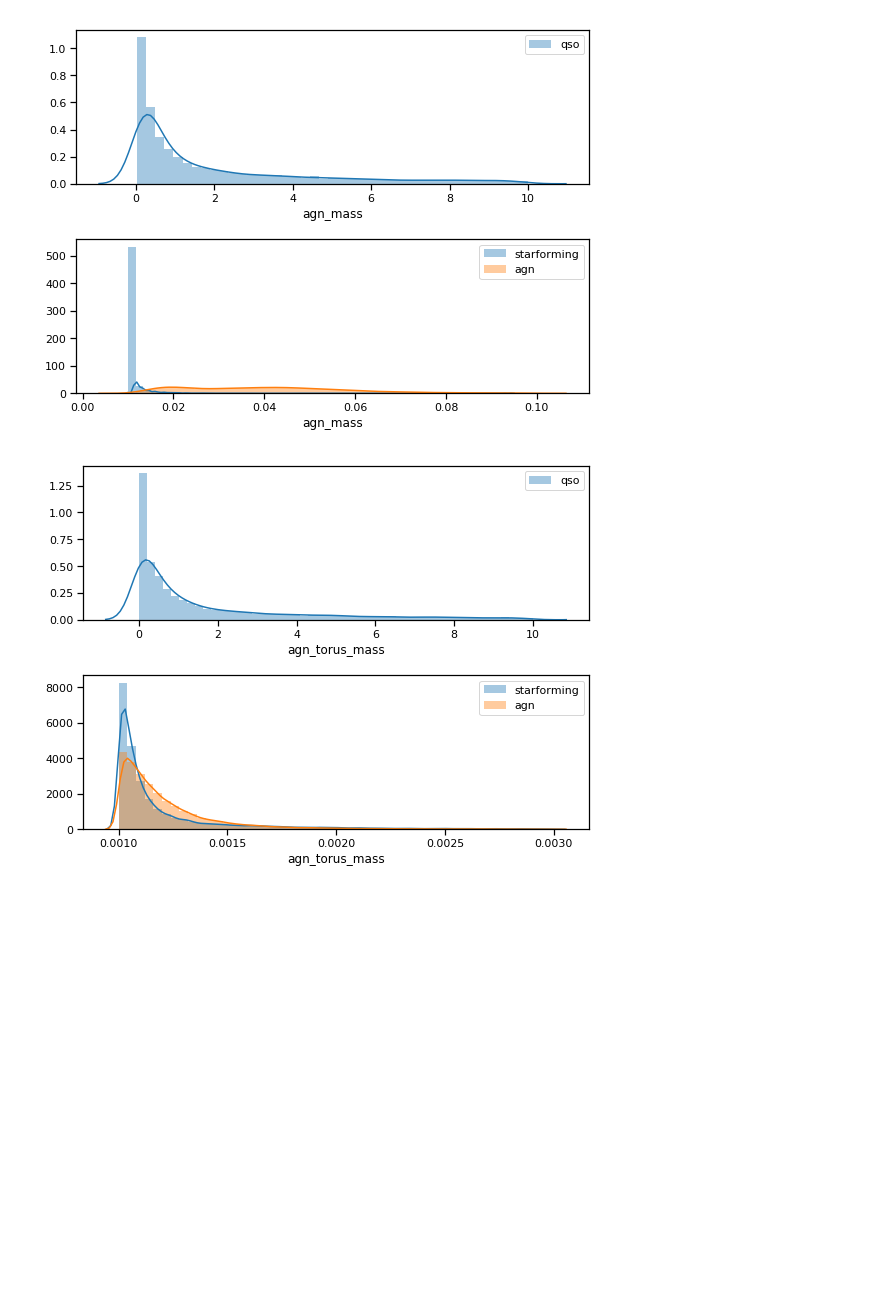
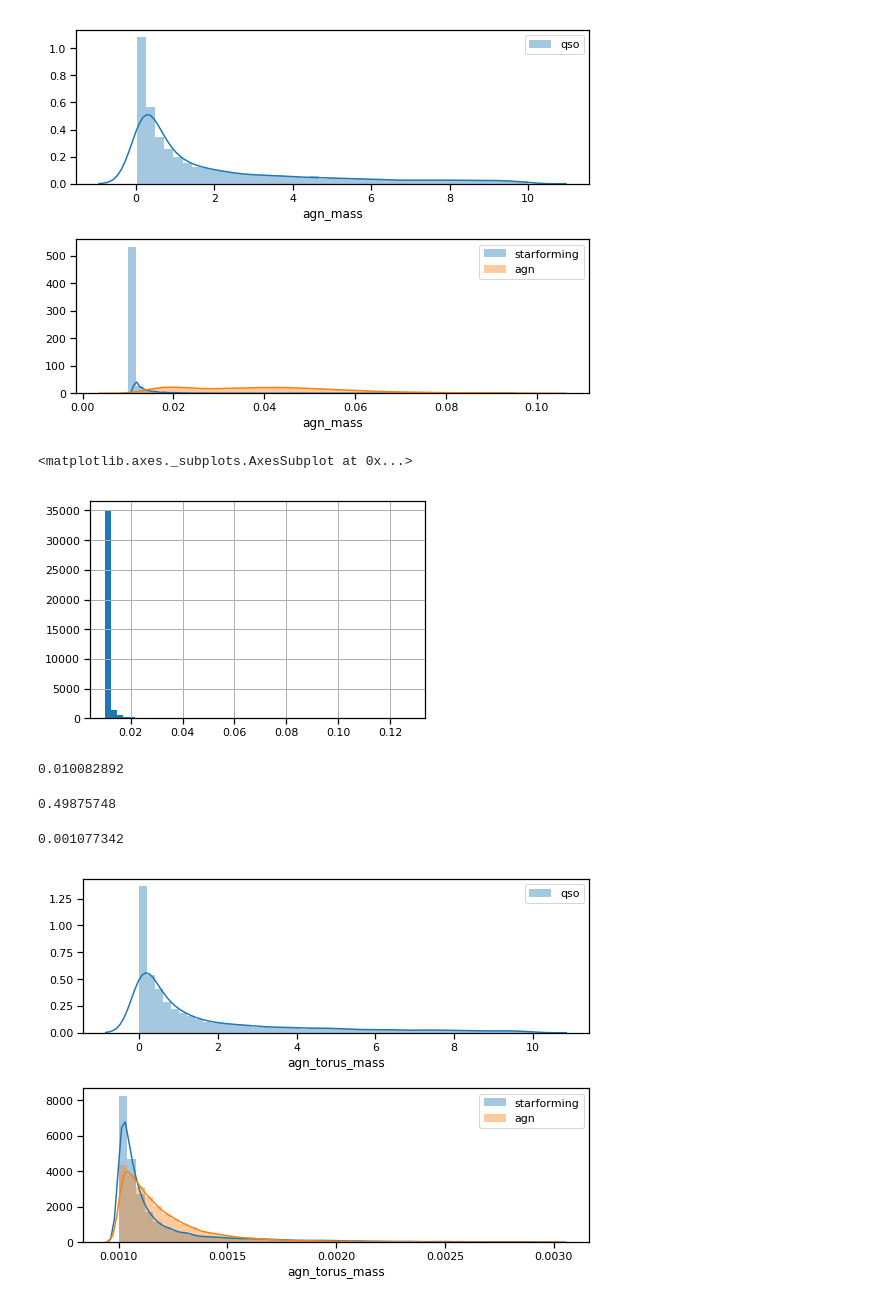
Before and after one commit to mwalmsley/agnfinder, a Jupyter notebook: notebooks/parameters_by_class.ipynb, the cells around one changed output. Saved outputs shown, nothing was run; the diff lists cells and outputs as text; code cells hidden in the pictures; blank space fills up the shorter version.

```diff
--- a/notebooks/parameters_by_class.ipynb
+++ b/notebooks/parameters_by_class.ipynb
@@ -124,6 +124,25 @@ axes[1].legend()
 fig.tight_layout()
 # %% [output]
 [figure]
+# %%
+sf = df[df['galaxy_class'] =='starforming']
+# %%
+sf['agn_mass'].hist(bins=50)
+# %% [output]
+<matplotlib.axes._subplots.AxesSubplot at 0x...>
+[figure, added]
+# %%
+sf['agn_mass'].median()  # i.e. 1e-3, the minimum
+# %% [output]
+0.010082892
+# %%
+sf['agn_eb_v'].median()  # i.e. 5, the max
+# %% [output]
+0.49875748
+# %%
+sf['agn_torus_mass'].median()  # i.e. 1e-3, the minimum
+# %% [output]
+0.001077342
 # %%
 fig, axes = plt.subplots(nrows=2, figsize=(8, 6))
 for galaxy_class in ['qso']:
```
Also changed, not shown: parts of 1 cell of this notebook, 2 other files.
